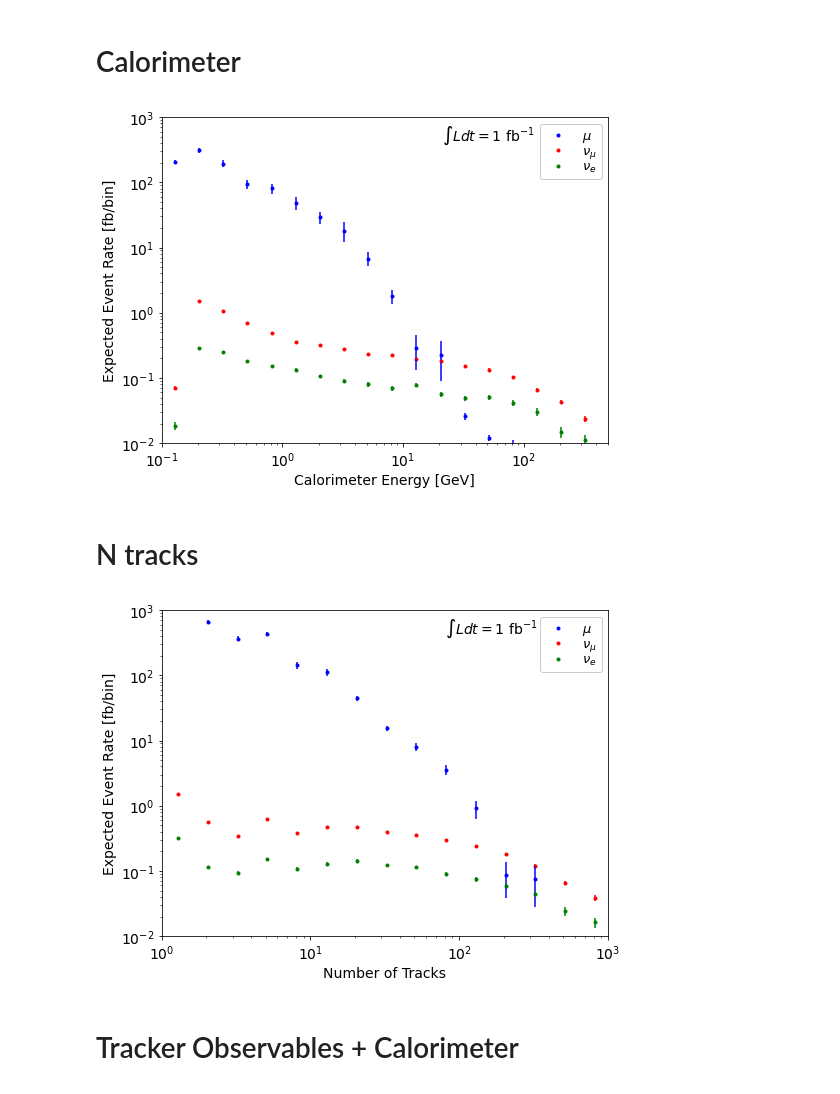
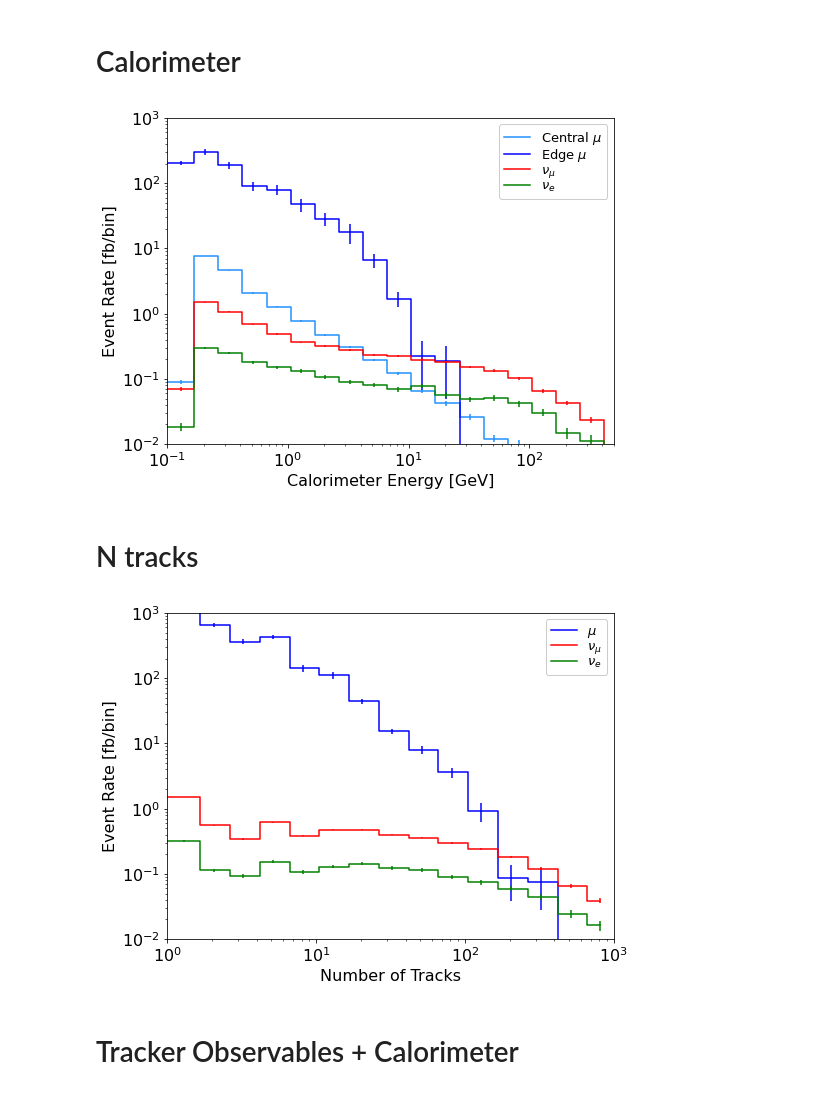
Before and after one commit to mwaterbury/scintillatorneutrinos, a Jupyter notebook: PlotsForPaper.ipynb, the cells around one changed output. Drawn from its saved outputs; the diff is of its cells as text; code cells hidden in the pictures.

```diff
--- a/PlotsForPaper.ipynb
+++ b/PlotsForPaper.ipynb
@@ -18,18 +18,33 @@ from scipy.integrate import simps
 from os import listdir
 import re
 
-matplotlib.rcParams.update({'font.size': 14})
+matplotlib.rcParams.update({'font.size': 16})
+matplotlib.rcParams.update({'lines.markersize': 8})
 # %% [markdown]
 # 1D Plotting Method
 # %%
-def plot1D(data, color='k', label=None, linestyle='-', style='step', marker='.'):
+def plot1D(data, color='k', label=None, linestyle='-', style='step', marker='.', where='mid'):
     # extract data
     x,y,yerr = data[0], data[1], data[2]
 
     # plot binned data
     if style == 'step':
-        plt.step(np.append(0,x), np.append(y[0],y), linestyle=linestyle, color=color, label=label)
-        plt.errorbar(x, y, yerr=yerr, fmt='none', color=color)
+        mask = y > 0
+        inds = np.where(mask)[0]
+        last_ind = inds[len(inds)-1]+1
+        mask = y > 0
+        x2 = x[mask]
+        y2 = y[mask]
+        yerr2 = yerr[mask]
+        if last_ind >= len(x):
+            x3 = np.append(0, x2)
+            y3 = np.append(y2[0], y2)
+        else:
+            x3 = np.append(np.append(0, x2),x[last_ind])
+            y3 = np.append(np.append(y2[0], y2),0)
+        plt.step(x3, y3,
+                 where=where, linestyle=linestyle, color=color, label=label)
+        plt.errorbar(x2, y2, yerr=yerr2, fmt='none', color=color)
     elif style == 'scatter':
         plt.scatter(x, y, color=color, label=label, marker=marker)
         plt.errorbar(x, y, yerr=yerr, fmt='none', color=color)
@@ -493,34 +564,42 @@ fig.savefig('GeneratedPlots/Fig_scint_cuts.pdf')
 # %%
 data_numu = np.load('PlotsDataArrays/data_ecalo_numu.npy')
 data_nuel = np.load('PlotsDataArrays/data_ecalo_nuel.npy')
-data_muon = np.load('PlotsDataArrays/data_ecalo_muon.npy')
+data_muon_center = np.load('PlotsDataArrays/data_ecalo_muon_center.npy')
+data_muon = np.load('PlotsDataArrays/data_ecalo_muon_side.npy')
 # %%
 # prepare plot
 fig = plt.figure(figsize=(8,6))
+
+# # Setup some nice axes
+# x0, x1 = 0.06, 0.96
+# y0, y1 = 0.14, 0.82
+
+# ax = fig.add_axes([x0 , y0    , (x1-x0), y1])
 
 # one axis for all lines
 ax = plt.subplot(1,1,1)
 
 plt.sca(ax)
 
-plot1D(data_muon, style='scatter', color="blue",  label='$\mu$')
-plot1D(data_numu, style='scatter', color="red",   label='$\\nu_\mu$')
-plot1D(data_nuel, style='scatter', color="green", label='$\\nu_e$')
+plot1D(data_muon_center, style='step', color="dodgerblue",  label='Central $\mu$')
+plot1D(data_muon, style='step', color="blue",  label='Edge $\mu$')
+plot1D(data_numu, style='step', color="red",   label='$\\nu_\mu$')
+plot1D(data_nuel, style='step', color="green", label='$\\nu_e$')
 
 plt.xscale('log')
 plt.yscale('log')
 plt.legend(frameon=True, framealpha=1, labelspacing=0, fontsize=13, loc='upper right');
-plt.text(2.1*10**1,450,"$\int L dt = 1 ~\mathrm{fb}^{-1}$")
+# plt.text(0.9*10**1,450,"$\int L dt = 1 ~\mathrm{fb}^{-1}$")
 
 plt.xlabel('Calorimeter Energy [GeV]');
-plt.ylabel('Expected Event Rate [fb/bin]');
+plt.ylabel('Event Rate [fb/bin]');
 
 plt.xlim([10**-1, 500]);
 plt.ylim([10**-2, 10**3]);
 
 fig.savefig('GeneratedPlots/Fig_ecalo.pdf')
 # %% [output]
-[figure, old version]
+[figure, new version]
 # %% [markdown]
 # N tracks
 # %%
@@ -530,30 +609,36 @@ data_muon = np.load('PlotsDataArrays/data_ntracks1_muon.npy')
 # %%
 # prepare plot
 fig = plt.figure(figsize=(8,6))
+
+# # Setup some nice axes
+# x0, x1 = 0.06, 0.96
+# y0, y1 = 0.14, 0.82
+
+# ax = fig.add_axes([x0 , y0    , (x1-x0), y1])
 
 # one axis for all lines
 ax = plt.subplot(1,1,1)
 
 plt.sca(ax)
 
-plot1D(data_muon, style='scatter', color="blue",  label='$\mu$')
-plot1D(data_numu, style='scatter', color="red",   label='$\\nu_\mu$')
-plot1D(data_nuel, style='scatter', color="green", label='$\\nu_e$')
+plot1D(data_muon, style='step', color="blue",  label='$\mu$')
+plot1D(data_numu, style='step', color="red",   label='$\\nu_\mu$')
+plot1D(data_nuel, style='step', color="green", label='$\\nu_e$')
 
 plt.xscale('log')
 plt.yscale('log')
 plt.legend(frameon=True, framealpha=1, labelspacing=0, fontsize=13, loc='upper right');
-plt.text(8*10**1,450,"$\int L dt = 1 ~\mathrm{fb}^{-1}$")
+# plt.text(8*10**1,450,"$\int L dt = 1 ~\mathrm{fb}^{-1}$")
 
 plt.xlabel('Number of Tracks');
-plt.ylabel('Expected Event Rate [fb/bin]');
+plt.ylabel('Event Rate [fb/bin]');
 
 plt.xlim([10**0, 10**3]);
 plt.ylim([10**-2, 10**3]);
 
 fig.savefig('GeneratedPlots/Fig_ntracks.pdf')
 # %% [output]
-[figure, old version]
+[figure, new version]
 # %% [markdown]
 # Tracker Observables + Calorimeter
 # %%
```
Also changed, not shown: parts of 48 cells of this notebook, 25 other files.
